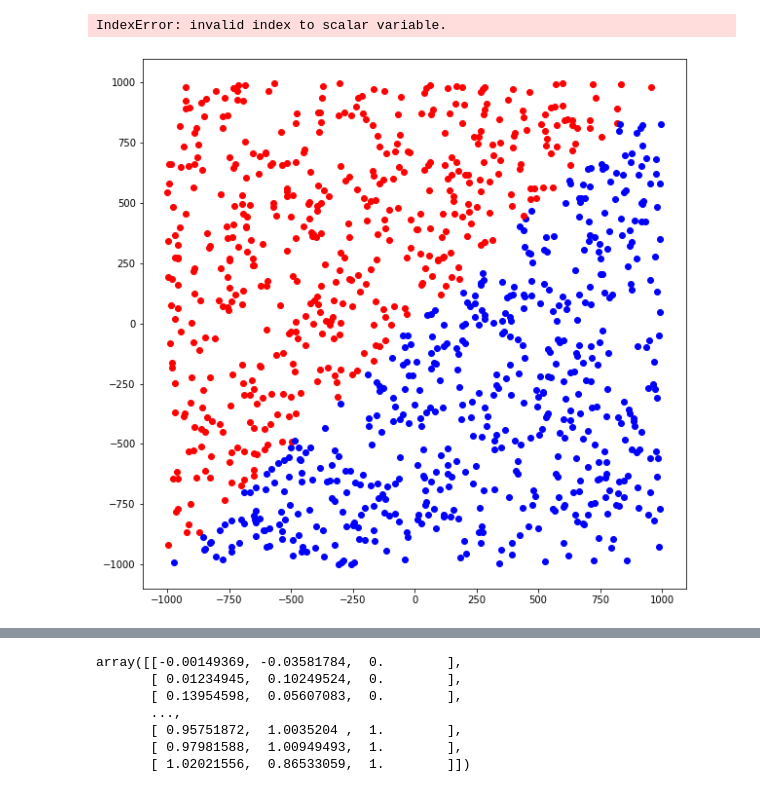
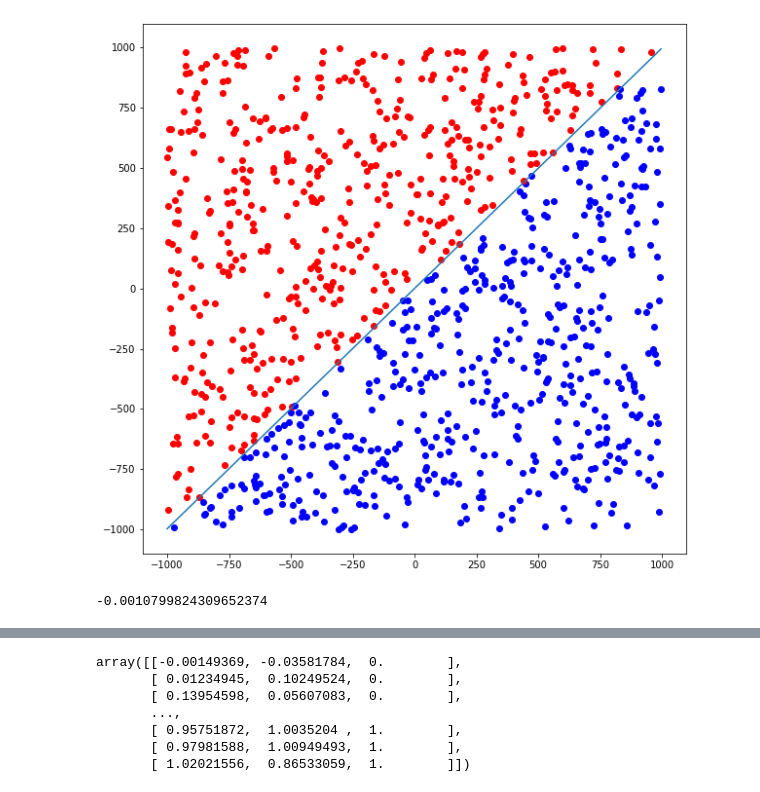
Before and after one commit to danilo-uea/RNA-2021.1-AA2.1, a Jupyter notebook: RNA_AA_2_1.ipynb, the cells around one changed output, grey strips where cells are left out. Saved outputs shown, nothing was run; the diff lists cells and outputs as text; code cells hidden in the pictures.

```diff
--- a/RNA_AA_2_1.ipynb
+++ b/RNA_AA_2_1.ipynb
@@ -185,16 +256,16 @@ def plotLine(inputData):
       plt.scatter(row[0], row[1], color='red')
     else:
       plt.scatter(row[0], row[1], color='blue')
-
-plotLine(data_All)
-peso = finalWeights[-1]
-x = intervalo_x(data_All)
-plt.plot(x, (peso[0]/peso[2]) - ((peso[1]/peso[2]) * x))
-plt.show()
-print (peso[0]/peso[2])
-# %% [output]
-IndexError: invalid index to scalar variable.
-[figure, removed]
+# %%
+plotLine(data_All)
+peso = np.flip(finalWeights)
+x = intervalo_x(data_All)
+plt.plot(x, (peso[0]/peso[2]) - ((peso[1]/peso[2]) * x))
+plt.show()
+print (peso[0]/peso[2])
+# %% [output]
+[figure, added]
+-0.0010799824309652374
 # %% [markdown]
 # Parte 2 - Experimentacao
 
```
Also changed, not shown: parts of 36 cells of this notebook.
